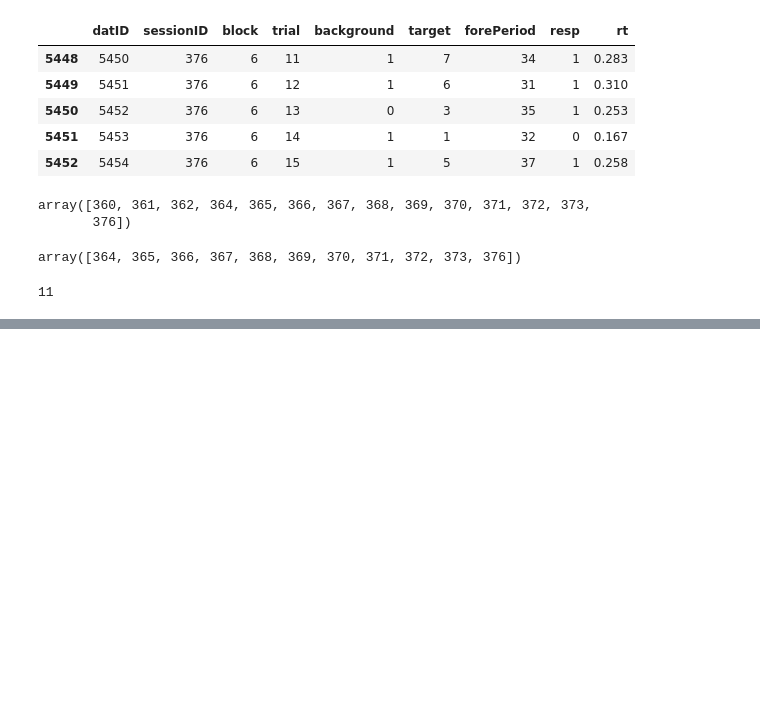
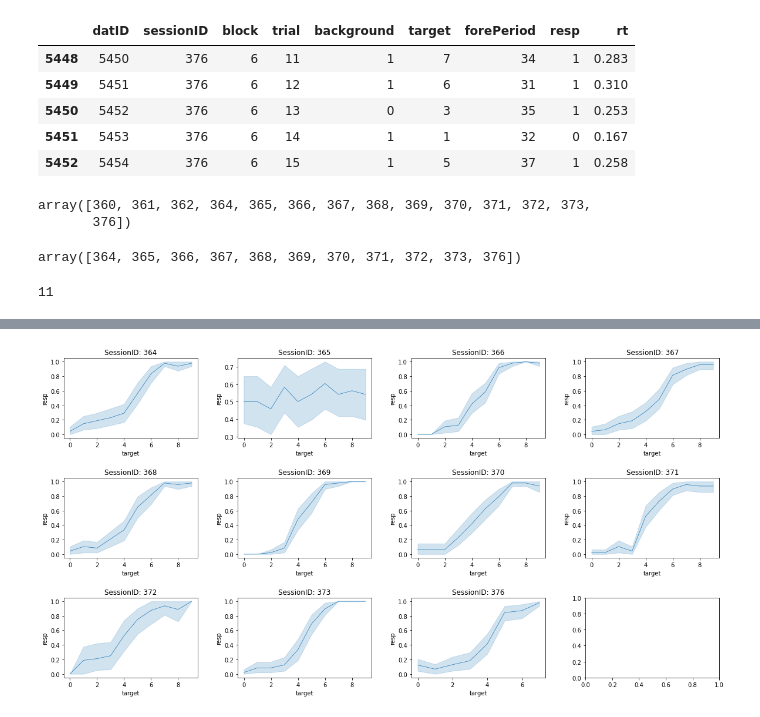
Before and after one commit to jungsunyoo/uci-psych203, a Jupyter notebook: PSYCH203B_A2.ipynb, the cells around one changed output, grey strips where cells are left out. Drawn from its saved outputs; the diff is of its cells as text; code cells hidden in the pictures; blank space fills up the shorter version.

```diff
--- a/PSYCH203B_A2.ipynb
+++ b/PSYCH203B_A2.ipynb
@@ -86,0 +74,13 @@ plt.subplots_adjust(wspace=0.3, hspace=0.5)
+# %%
+fig, axs = plt.subplots(3,4, figsize=(20,10), facecolor='w', edgecolor='k')
+for i, ax in zip(range(len(sessionID)), axs.flat):
+  # curr = df.loc[df['sessionID'] == sessionID[i]]
+  sns.lineplot(data=df.loc[df['sessionID']==sessionID[i]],
+               x = 'target',
+               y='resp',
+               ax = ax,
+               linewidth=0.7)
+  ax.set_title('SessionID: {}'.format(sessionID[i]))
+plt.subplots_adjust(wspace=0.3, hspace=0.5)
+# %% [output]
+[figure, added]
```
Also changed, not shown: parts of 23 cells of this notebook.
